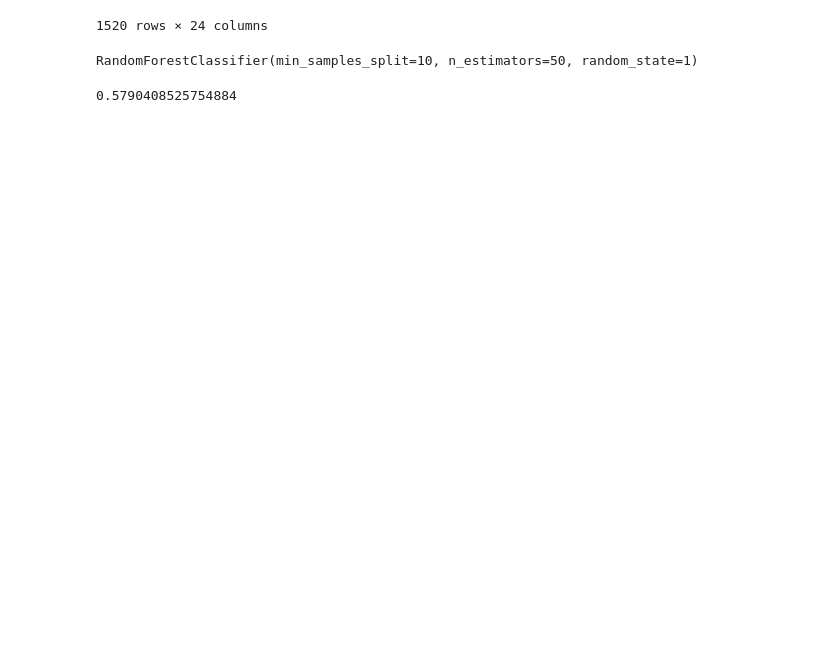
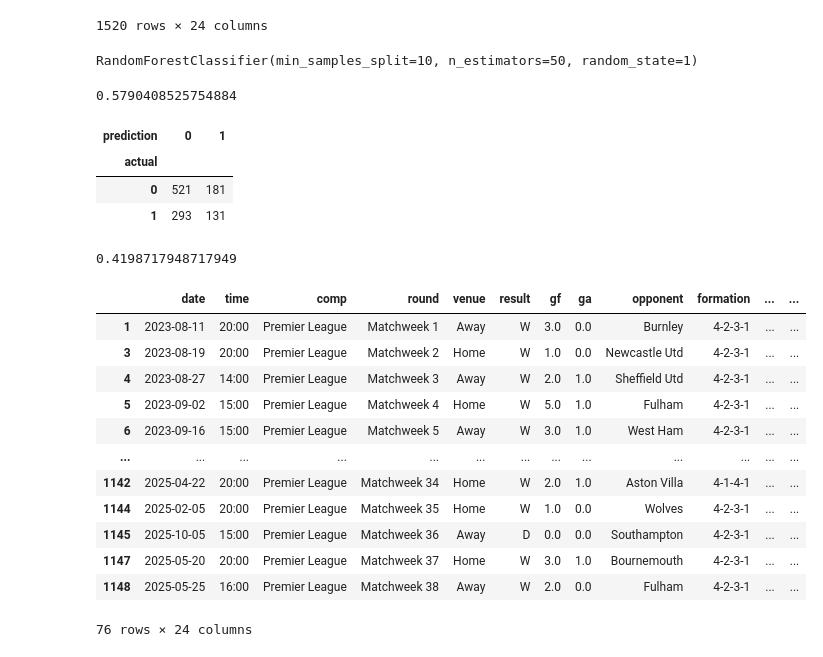
Before and after one commit to arifarman02/EPL-match-winner, a Jupyter notebook: prediction.ipynb, the cells around one changed output. Cells and saved outputs as stored; diff of their text form; code cells hidden in the pictures; blank space fills up the shorter version.

```diff
--- a/prediction.ipynb
+++ b/prediction.ipynb
@@ -210,0 +213,7 @@ acc
+# %%
+pd.crosstab(index=combined['actual'], columns=combined['prediction'])
+# %% [output]
+| prediction | 0 | 1 |
+| actual |  |  |
+| 0 | 521 | 181 |
+| 1 | 293 | 131 |
@@ -210,0 +222,4 @@ acc
+# %%
+precision_score(test['target'], preds)
+# %% [output]
+0.4198717948717949
@@ -210,0 +229,17 @@ acc
+# %%
+group = grouped_matches.get_group('Manchester_City')
+group
+# %% [output]
+|  | date | time | comp | round | venue | result | gf | ga | opponent | formation | ... | ... |
+| 1 | 2023-08-11 | 20:00 | Premier League | Matchweek 1 | Away | W | 3.0 | 0.0 | Burnley | 4-2-3-1 | ... | ... |
+| 3 | 2023-08-19 | 20:00 | Premier League | Matchweek 2 | Home | W | 1.0 | 0.0 | Newcastle Utd | 4-2-3-1 | ... | ... |
+| 4 | 2023-08-27 | 14:00 | Premier League | Matchweek 3 | Away | W | 2.0 | 1.0 | Sheffield Utd | 4-2-3-1 | ... | ... |
+| 5 | 2023-09-02 | 15:00 | Premier League | Matchweek 4 | Home | W | 5.0 | 1.0 | Fulham | 4-2-3-1 | ... | ... |
+| 6 | 2023-09-16 | 15:00 | Premier League | Matchweek 5 | Away | W | 3.0 | 1.0 | West Ham | 4-2-3-1 | ... | ... |
+| ... | ... | ... | ... | ... | ... | ... | ... | ... | ... | ... | ... | ... |
+| 1142 | 2025-04-22 | 20:00 | Premier League | Matchweek 34 | Home | W | 2.0 | 1.0 | Aston Villa | 4-1-4-1 | ... | ... |
+| 1144 | 2025-02-05 | 20:00 | Premier League | Matchweek 35 | Home | W | 1.0 | 0.0 | Wolves | 4-2-3-1 | ... | ... |
+| 1145 | 2025-10-05 | 15:00 | Premier League | Matchweek 36 | Away | D | 0.0 | 0.0 | Southampton | 4-2-3-1 | ... | ... |
+| 1147 | 2025-05-20 | 20:00 | Premier League | Matchweek 37 | Home | W | 3.0 | 1.0 | Bournemouth | 4-2-3-1 | ... | ... |
+| 1148 | 2025-05-25 | 16:00 | Premier League | Matchweek 38 | Away | W | 2.0 | 0.0 | Fulham | 4-2-3-1 | ... | ... |
+76 rows × 24 columns
```
Also changed, not shown: parts of 11 cells of this notebook.
